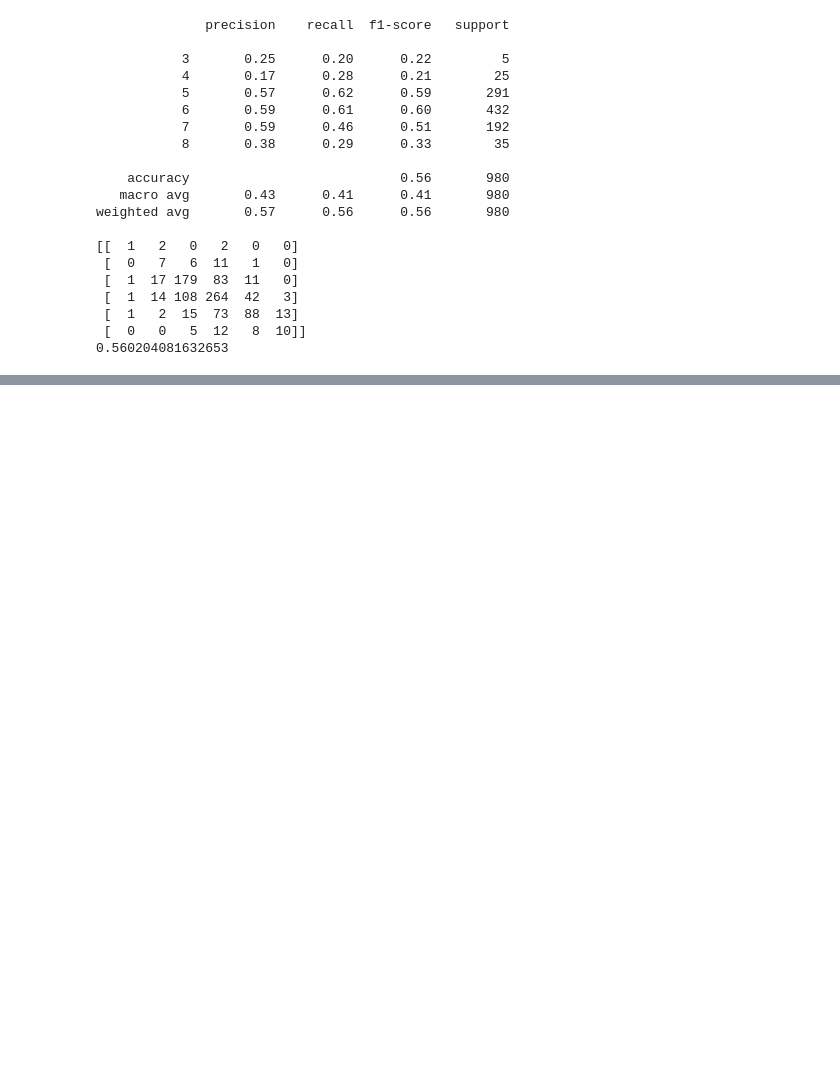
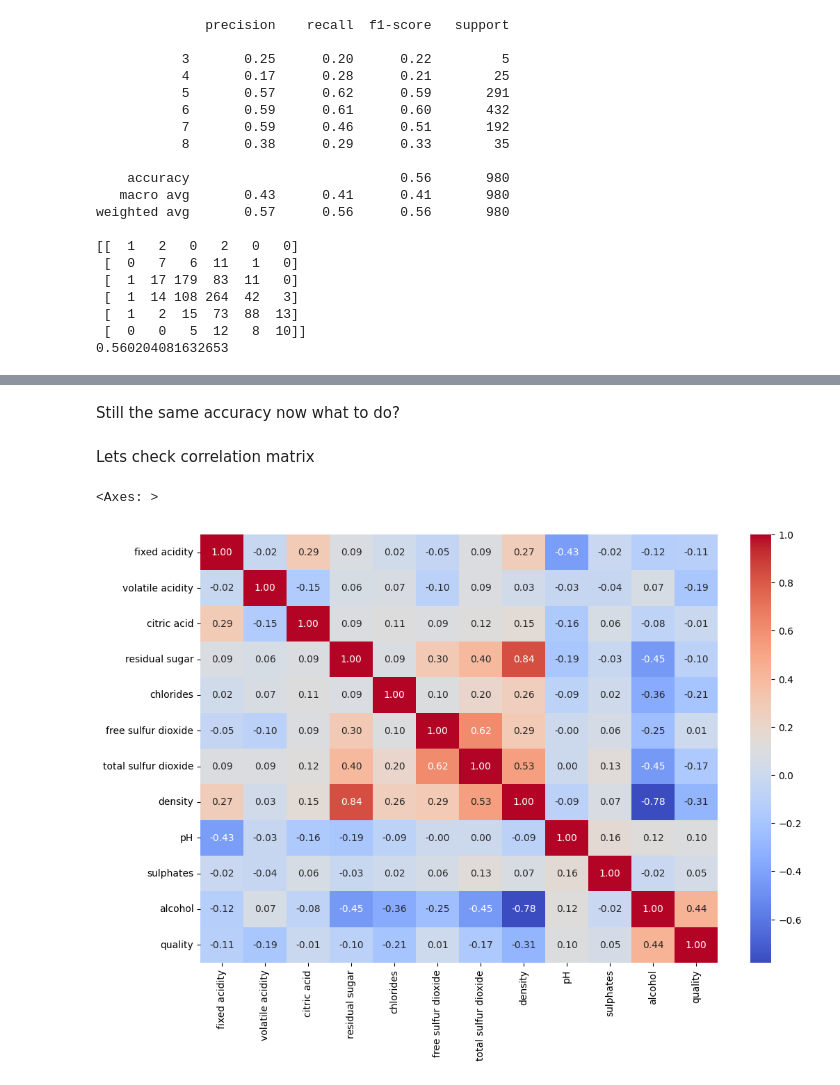
Before and after one commit to mayurimamdi/WineQualityUnsupervised-, a Jupyter notebook: notebook/White_wine.ipynb, the cells around one changed output, grey strips where cells are left out. Drawn from its saved outputs; the diff is of its cells as text; code cells hidden in the pictures; blank space fills up the shorter version.

```diff
--- a/notebook/White_wine.ipynb
+++ b/notebook/White_wine.ipynb
@@ -70,0 +188,11 @@ weighted avg       0.57      0.56      0.56       980
+# %% [markdown]
+Still the same accuracy now what to do?
+# %% [markdown]
+Lets check correlation matrix
+# %%
+co=df.corr()
+plt.figure(figsize=(12, 8))
+sns.heatmap(co, annot=True, cmap='coolwarm', fmt='.2f')
+# %% [output]
+<Axes: >
+[figure, added]
```
Also changed, not shown: parts of 18 cells of this notebook.
